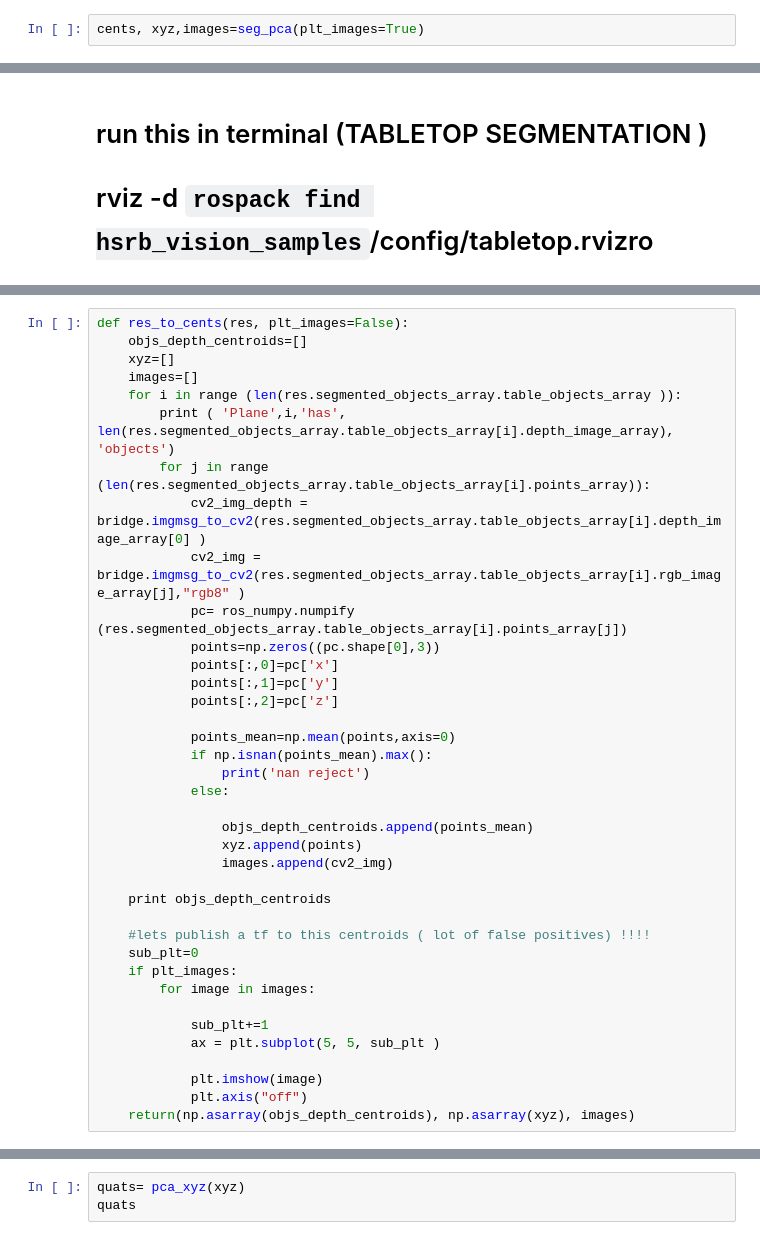
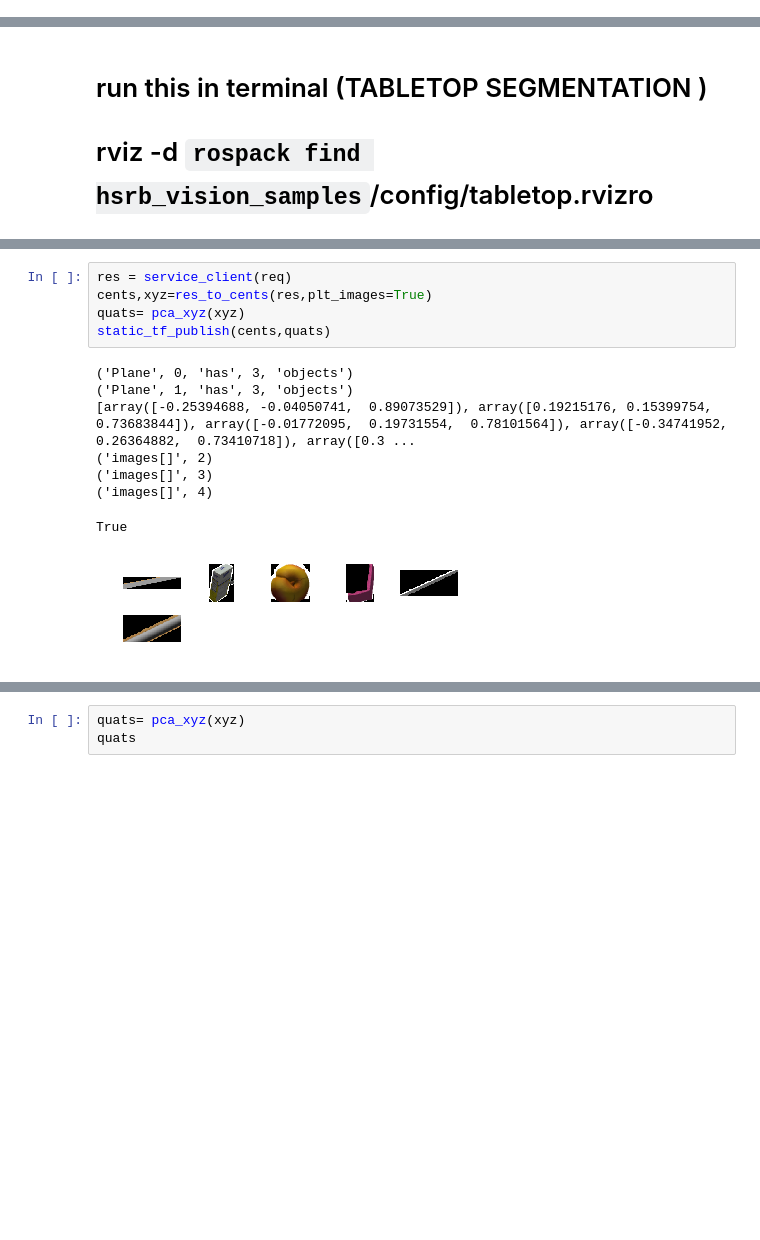
Before and after one commit to takeshi-pumas/takeshi_notebooks, a Jupyter notebook: notebooks/pick_up_table_train_imgs.ipynb, the cells around one changed output, grey strips where cells are left out. Saved outputs shown, nothing was run; the diff lists cells and outputs as text; blank space fills up the shorter version.

```diff
--- a/notebooks/pick_up_table_train_imgs.ipynb
+++ b/notebooks/pick_up_table_train_imgs.ipynb
@@ -358,2 +368,0 @@ True
-# %%
-cents, xyz,images=seg_pca(plt_images=True)
@@ -463,38 +509,0 @@ np.isnan(points_mean).max()
-# %%
-def res_to_cents(res, plt_images=False):
-    objs_depth_centroids=[]
-    xyz=[]
-    images=[]
-    for i in range (len(res.segmented_objects_array.table_objects_array	)):
-        print ( 'Plane',i,'has', len(res.segmented_objects_array.table_objects_array[i].depth_image_array), 'objects')
-        for j in range (len(res.segmented_objects_array.table_objects_array[i].points_array)):
-            cv2_img_depth = bridge.imgmsg_to_cv2(res.segmented_objects_array.table_objects_array[i].depth_image_array[0] )
-            cv2_img = bridge.imgmsg_to_cv2(res.segmented_objects_array.table_objects_array[i].rgb_image_array[j],"rgb8" )
-            pc= ros_numpy.numpify (res.segmented_objects_array.table_objects_array[i].points_array[j])
-            points=np.zeros((pc.shape[0],3))
-            points[:,0]=pc['x']
-            points[:,1]=pc['y']
-            points[:,2]=pc['z']
-
-            points_mean=np.mean(points,axis=0)
-            if np.isnan(points_mean).max():
-                print('nan reject')
-            else:
-
-                objs_depth_centroids.append(points_mean)
-                xyz.append(points)
-                images.append(cv2_img)
-
-    print objs_depth_centroids
-
-    #lets publish a tf to this centroids ( lot of false positives) !!!!
-    sub_plt=0
-    if plt_images:
-        for image in images:
-
-            sub_plt+=1
-            ax = plt.subplot(5, 5, sub_plt )
-
-            plt.imshow(image)
-            plt.axis("off")
-    return(np.asarray(objs_depth_centroids), np.asarray(xyz), images)
@@ -523,0 +513,14 @@ for i in range(len(objs_depth_centroids)):
+# %%
+res = service_client(req)
+cents,xyz=res_to_cents(res,plt_images=True)
+quats= pca_xyz(xyz)
+static_tf_publish(cents,quats)
+# %% [output]
+('Plane', 0, 'has', 3, 'objects')
+('Plane', 1, 'has', 3, 'objects')
+[array([-0.25394688, -0.04050741,  0.89073529]), array([0.19215176, 0.15399754, 0.73683844]), array([-0.01772095,  0.19731554,  0.78101564]), array([-0.34741952,  0.26364882,  0.73410718]), array([0.3 ...
+('images[]', 2)
+('images[]', 3)
+('images[]', 4)
+True
+[figure, added]
```
Also changed, not shown: parts of 39 cells of this notebook.
